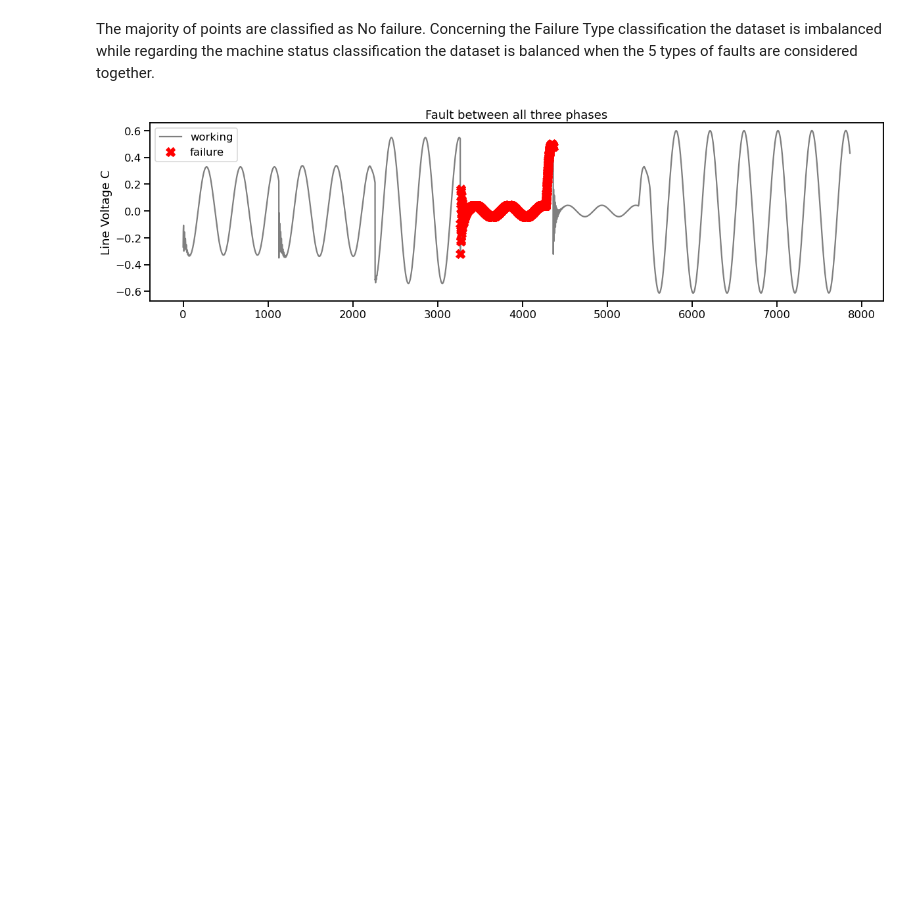
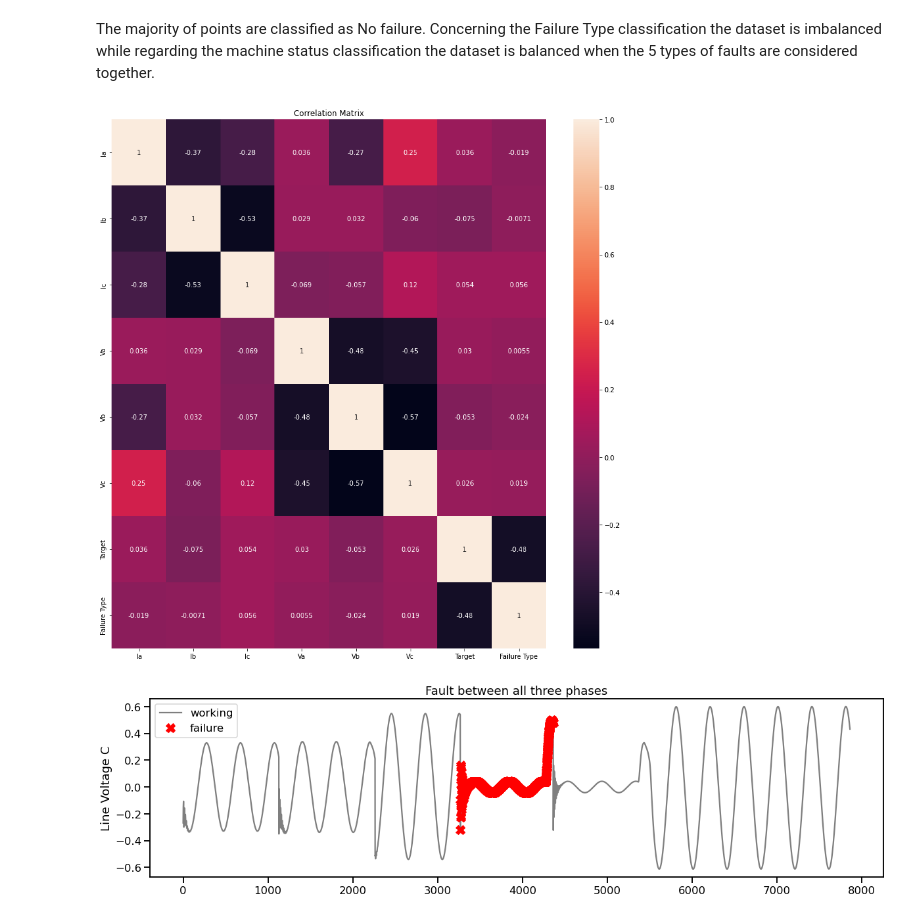
Before and after one commit to NicolaRonzoni/System-for-anomaly-detection, a Jupyter notebook: predictive_maintenance/Electrical_Fault_Classification.ipynb, the cells around one changed output. Drawn from its saved outputs; the diff is of its cells as text; code cells hidden in the pictures; blank space fills up the shorter version.

```diff
--- a/predictive_maintenance/Electrical_Fault_Classification.ipynb
+++ b/predictive_maintenance/Electrical_Fault_Classification.ipynb
@@ -47,6 +47,13 @@ le = LabelEncoder()
 # (3): No failure
 # (4): Three phase symmetrical fault
 ef['Failure Type'] = le.fit_transform(ef.loc[:,["Failure Type"]].values)
+# %%
+plt.figure(figsize=(15,15))
+pl = sns.heatmap(ef.corr(), annot=True)
+pl.set_title("Correlation Matrix")
+plt.savefig('/mnt/c/Users/NicolaRonzoni/OneDrive - BitBang Srl/imagesPM/correlationEF.png')
+# %% [output]
+[figure, added]
 # %%
 TF=ef[ef['Failure Type']==2]
 sns.set_context('talk')
```
Also changed, not shown: parts of 24 cells of this notebook, 3 other files.
